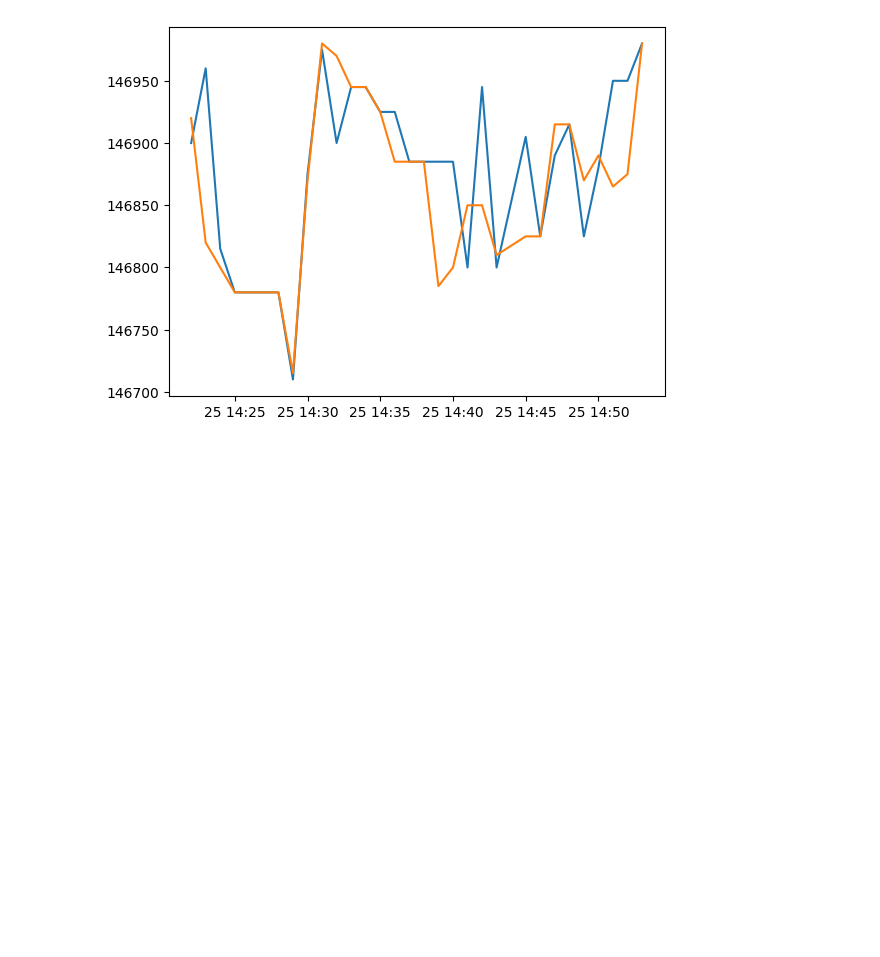
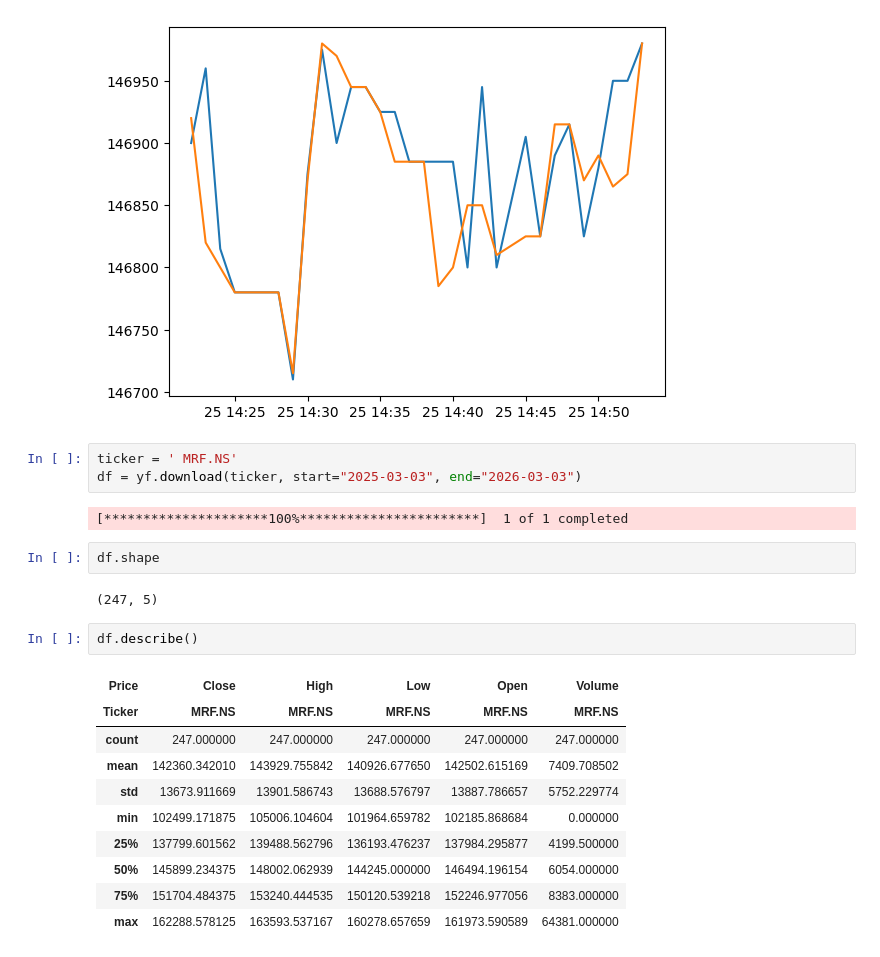
Before and after one commit to satyam-1906/quant-data-analysis, a Jupyter notebook: data.ipynb, the cells around one changed output. Drawn from its saved outputs; the diff is of its cells as text; blank space fills up the shorter version.

```diff
--- a/data.ipynb
+++ b/data.ipynb
@@ -53,3 +53,25 @@ except Exception as e:
     print(f"Error fetching data: {e}")
 # %% [output]
 [figure]
+# %%
+ticker = ' MRF.NS'
+df = yf.download(ticker, start="2025-03-03", end="2026-03-03")
+# %% [output]
+[*********************100%***********************]  1 of 1 completed
+# %%
+df.shape
+# %% [output]
+(247, 5)
+# %%
+df.describe()
+# %% [output]
+| Price | Close | High | Low | Open | Volume |
+| Ticker | MRF.NS | MRF.NS | MRF.NS | MRF.NS | MRF.NS |
+| count | 247.000000 | 247.000000 | 247.000000 | 247.000000 | 247.000000 |
+| mean | 142360.342010 | 143929.755842 | 140926.677650 | 142502.615169 | 7409.708502 |
+| std | 13673.911669 | 13901.586743 | 13688.576797 | 13887.786657 | 5752.229774 |
+| min | 102499.171875 | 105006.104604 | 101964.659782 | 102185.868684 | 0.000000 |
+| 25% | 137799.601562 | 139488.562796 | 136193.476237 | 137984.295877 | 4199.500000 |
+| 50% | 145899.234375 | 148002.062939 | 144245.000000 | 146494.196154 | 6054.000000 |
+| 75% | 151704.484375 | 153240.444535 | 150120.539218 | 152246.977056 | 8383.000000 |
+| max | 162288.578125 | 163593.537167 | 160278.657659 | 161973.590589 | 64381.000000 |
```
Also changed, not shown: parts of 3 cells of this notebook, 1 other file.
